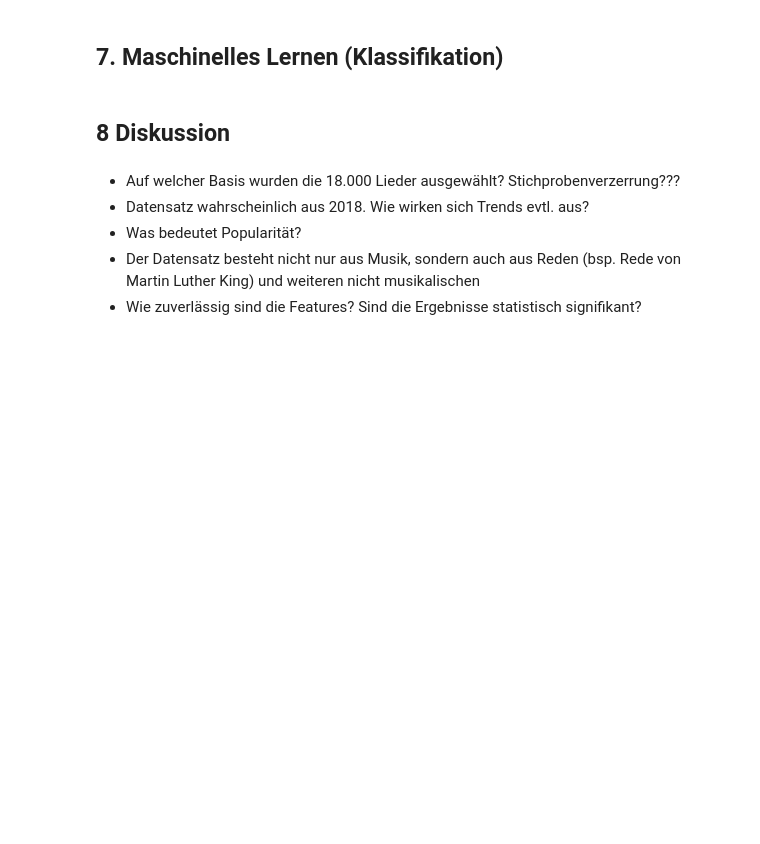
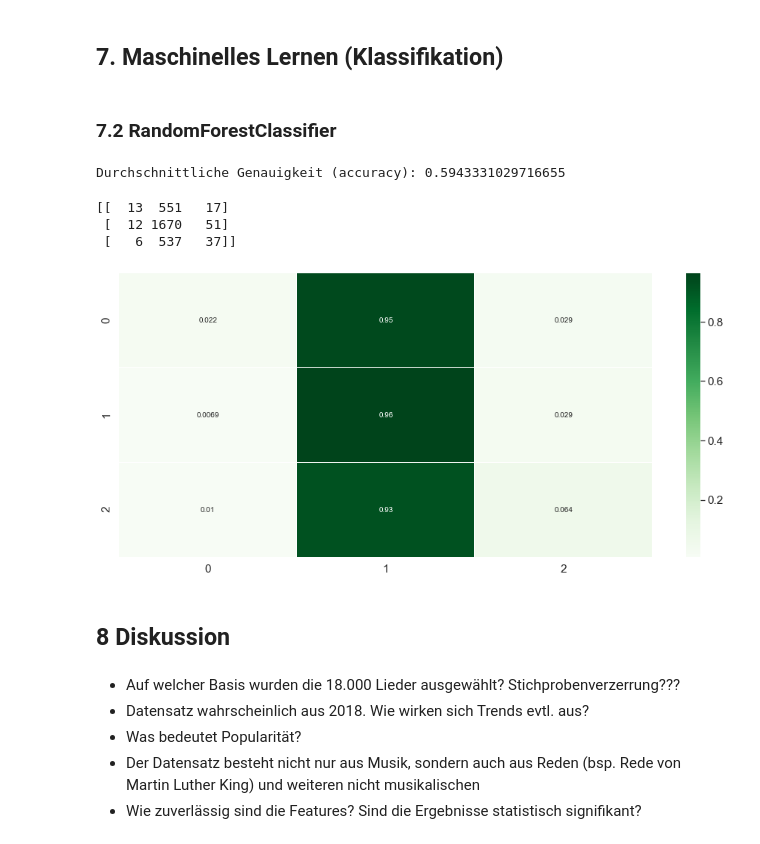
Before and after one commit to dschmtz/Data-Exploration-Project, a Jupyter notebook: project.ipynb, the cells around one changed output. Saved outputs shown, nothing was run; the diff lists cells and outputs as text; code cells hidden in the pictures; blank space fills up the shorter version.

```diff
--- a/project.ipynb
+++ b/project.ipynb
@@ -769,0 +786,10 @@ Ist es egal, ob unsere Ergebnisse Kommazahlen von 0-100 oder Ganzzahlen von 0-10
+# %%
+print(cleared["song_popularity"].describe())
+#bins = get_bins(4, cleared["song_popularity"])
+bins = [0, 25, 50, 75] # 4 Klassen
+
+y_train_class = np.digitize(y_train, bins)
+y_test_class = np.digitize(y_test, bins)
+
+df = pd.DataFrame(y_train_class)
+df.value_counts()
@@ -770,5 +810,33 @@ Ist es egal, ob unsere Ergebnisse Kommazahlen von 0-100 oder Ganzzahlen von 0-10
 # %% [markdown]
 ## 7. Maschinelles Lernen (Klassifikation)
+# %% [markdown]
+### 7.2 RandomForestClassifier
+# %%
+rf = RandomForestClassifier(n_estimators=200, random_state=7)
+rf.fit(X_train, y_train_class)
+
+accuracy = rf.score(X_test, y_test_class)
+print("Durchschnittliche Genauigkeit (accuracy):", accuracy)
+# %% [output]
+Durchschnittliche Genauigkeit (accuracy): 0.5943331029716655
+# %%
+y_pred_test = rf.predict(X_test)
+matrix = confusion_matrix(y_test_class, y_pred_test)
+print(matrix)
+
+matrix = matrix.astype('float') / matrix.sum(axis=1)[:, np.newaxis]
+
+# Build the plot
+plt.figure(figsize=(16,7))
+sns.set(font_scale=1.4)
+sns.heatmap(matrix, annot=True, annot_kws={'size':10},
+            cmap=plt.cm.Greens, linewidths=0.2)
+plt.show()
+# %% [output]
+[[  13  551   17]
+ [  12 1670   51]
+ [   6  537   37]]
+[figure, added]
 # %%
 # Logistische Regression
 
```
Also changed, not shown: parts of 4 cells of this notebook.
